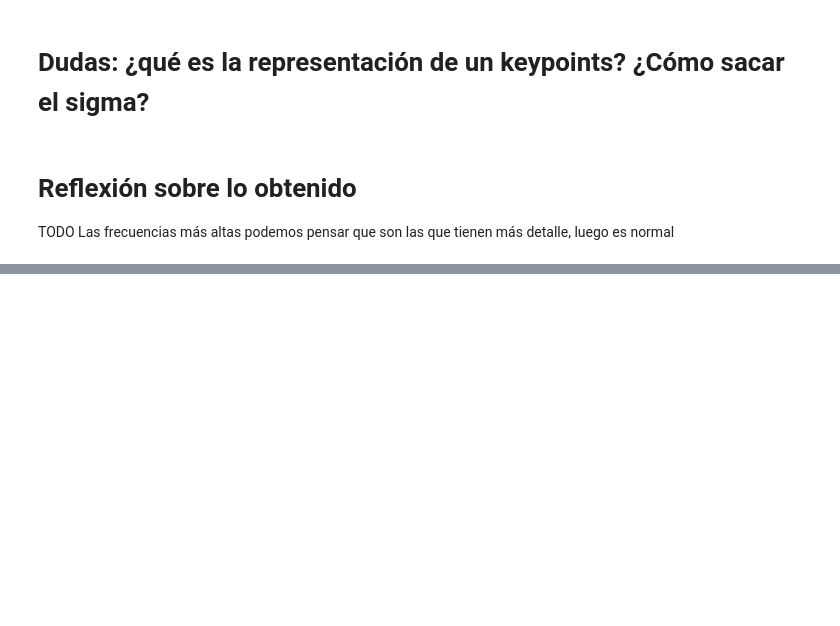
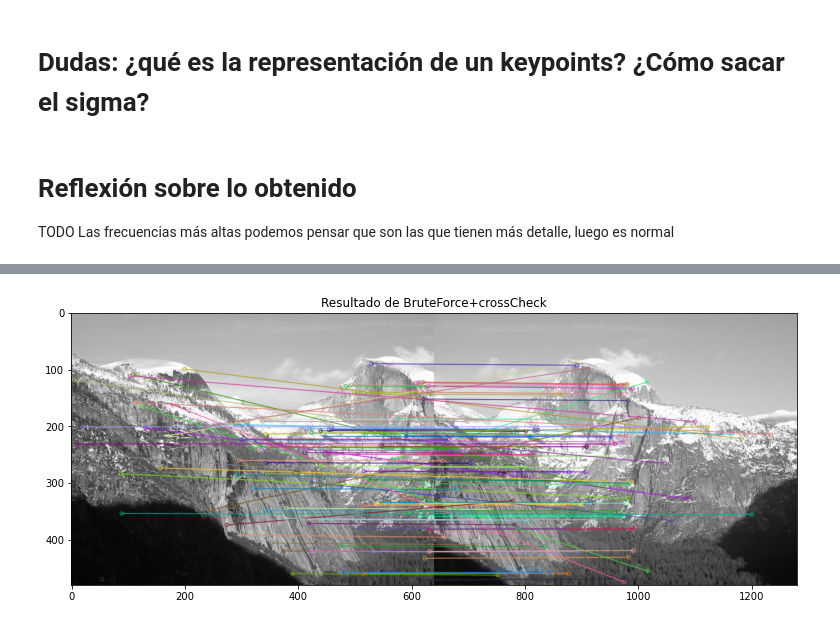
Before and after one commit to BlancaCC/Computer-vision, a Jupyter notebook: practica_2/memoria.ipynb, the cells around one changed output, grey strips where cells are left out. Saved outputs shown, nothing was run; the diff lists cells and outputs as text; code cells hidden in the pictures; blank space fills up the shorter version.

Commit message:
ejercicio dos en progreso, por fuerza bruta ya funciona

```diff
--- a/practica_2/memoria.ipynb
+++ b/practica_2/memoria.ipynb
@@ -37,6 +37,14 @@ def ReadImage(filename, flagColor):
   @para flagColor: boolean escala de grises o color
   '''
   return np.asarray(cv.imread(filename, flagColor), dtype=float)
+
+# Reutilizamos código de la práctica inicial
+def ReadImageSinAsarray(filename, flagColor):
+  '''
+  @param filename: nombre de la foto
+  @para flagColor: boolean escala de grises o color
+  '''
+  return cv.imread(filename, flagColor)
 ## Flags
 flagColor = cv.IMREAD_ANYCOLOR
 flagGrey = cv.IMREAD_GRAYSCALE
@@ -630,0 +752,30 @@ convolución y submuestreo (pirámide de Lowe).
+# %%
+# Leemos las imágines pertinentes a esta práctica
+img_yosemite1 = ReadImageSinAsarray('./yosemite/Yosemite1.jpg', flagGrey)
+img_yosemite2 = ReadImageSinAsarray('./yosemite/Yosemite2.jpg', flagGrey)
+
+# Inicializamos el detector de SIFT
+sift = cv.SIFT_create()
+
+# buscamos los keypoints y los descriptores
+kp1, des1 = sift.detectAndCompute(img_yosemite1,None)
+kp2, des2 = sift.detectAndCompute(img_yosemite2,None)
+
+#  Creamos BFMatcher el object0
+# los criterios de correspondencias “BruteForce+crossCheck
+# norm_L2 es el valor por defecto, lo dejamos porque según la documentación oficial es funciona mejor
+bf = cv.BFMatcher(cv.NORM_L2, crossCheck=True)
+
+# Emparejamos los descriptores.
+matches = np.array(bf.match(des1,des2))
+img3 = np.copy(img_yosemite1)
+# mostramos 100 aleatorios
+img3 = cv.drawMatches(img_yosemite1,kp1,
+img_yosemite2,kp2,
+np.random.choice(matches, 100, False),
+img3,
+flags=2)
+
+PrintOneImage(img3, 'Resultado de BruteForce+crossCheck')
+# %% [output]
+[figure, added]
```
Also changed, not shown: parts of 10 cells of this notebook.
